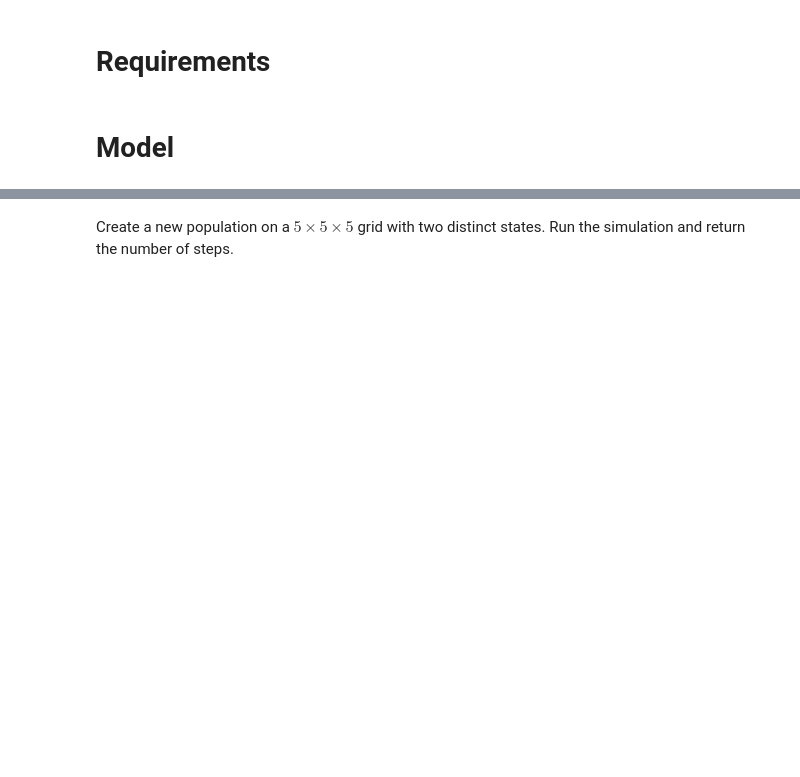
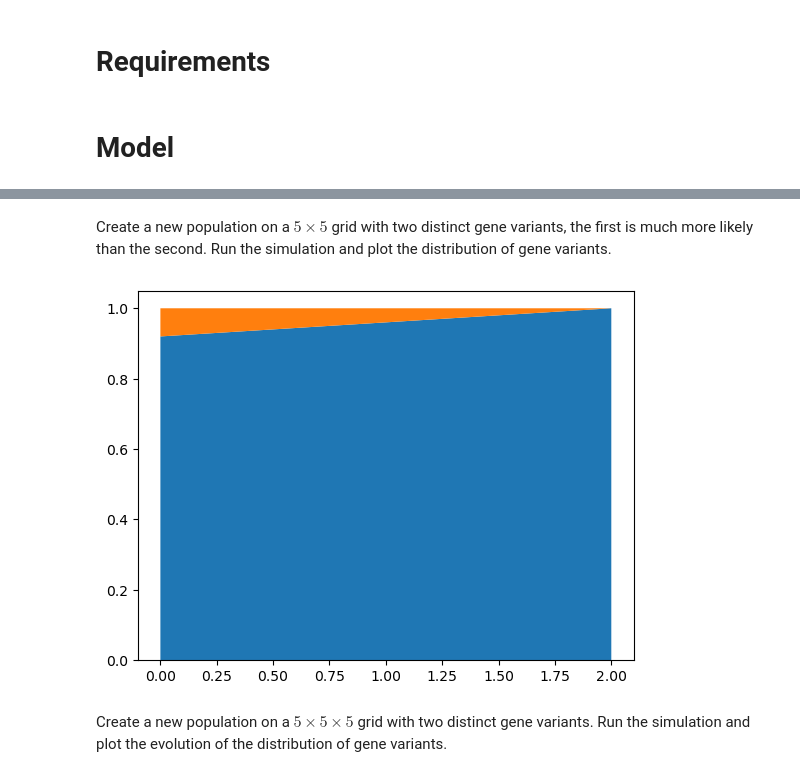
Before and after one commit to gjbex/Scientific-Python, a Jupyter notebook: source-code/numpy/genetic_drift.ipynb, the cells around one changed output, grey strips where cells are left out. Cells and saved outputs as stored; diff of their text form; code cells hidden in the pictures; blank space fills up the shorter version.

```diff
--- a/source-code/numpy/genetic_drift.ipynb
+++ b/source-code/numpy/genetic_drift.ipynb
@@ -98,5 +174,13 @@ population.nr_steps
+# %% [markdown]
+Create a new population on a $5 \times 5$ grid with two distinct gene variants, the first is much more likely than the second.  Run the simulation and plot the distribution of gene variants.
+# %%
+population = Population((5, 5), 2, p=(0.85, 0.15))
+population.run()
+plot_history(population)
+# %% [output]
+[figure, added]
 # %% [markdown]
-Create a new population on a $5 \times 5 \times 5$ grid with two distinct states.  Run the simulation and return the number of steps.
+Create a new population on a $5 \times 5 \times 5$ grid with two distinct gene variants.  Run the simulation and plot the evolution of the distribution of gene variants.
 # %%
 population = Population((5, 5, 5), 2)
 population.run()
```
Also changed, not shown: parts of 12 cells of this notebook.
